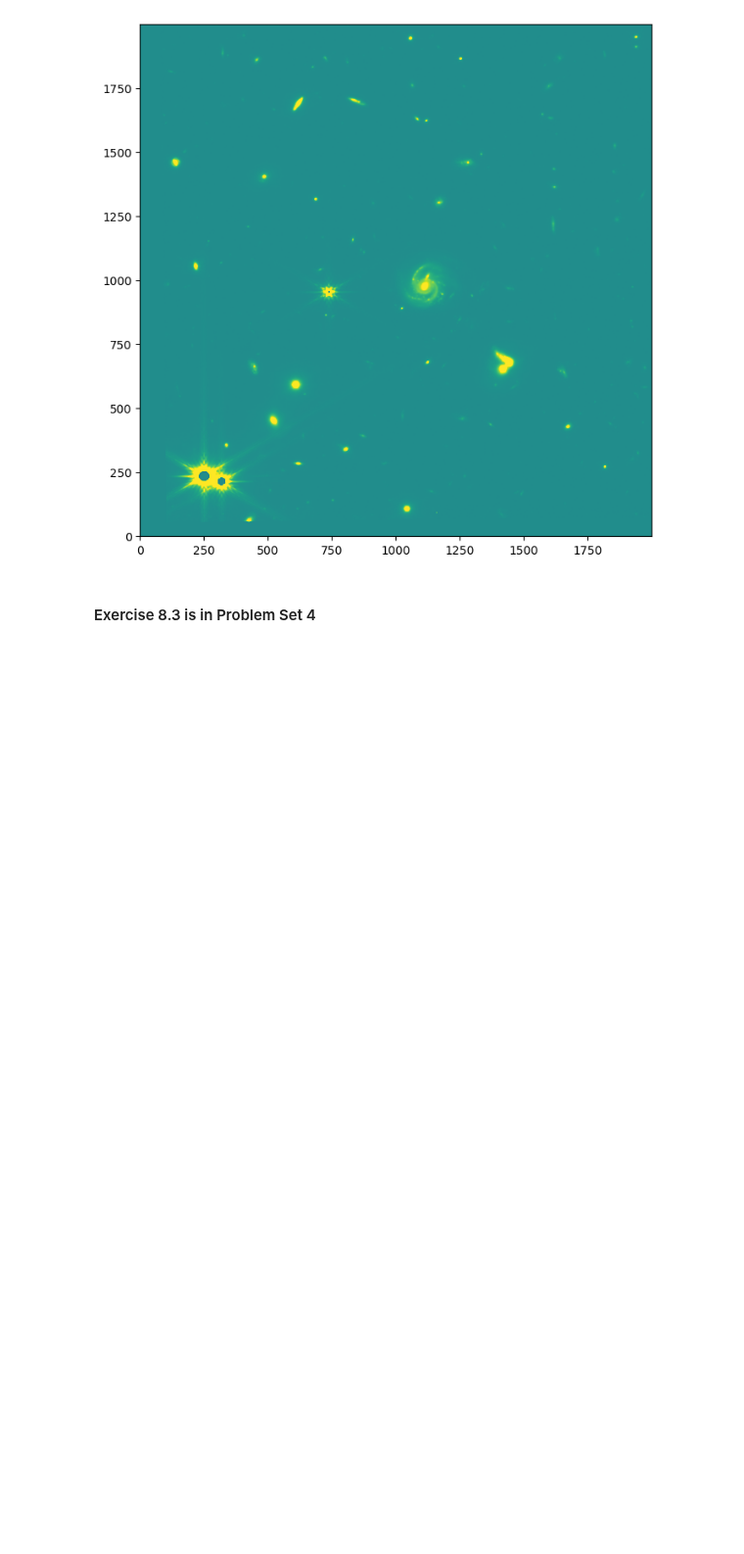
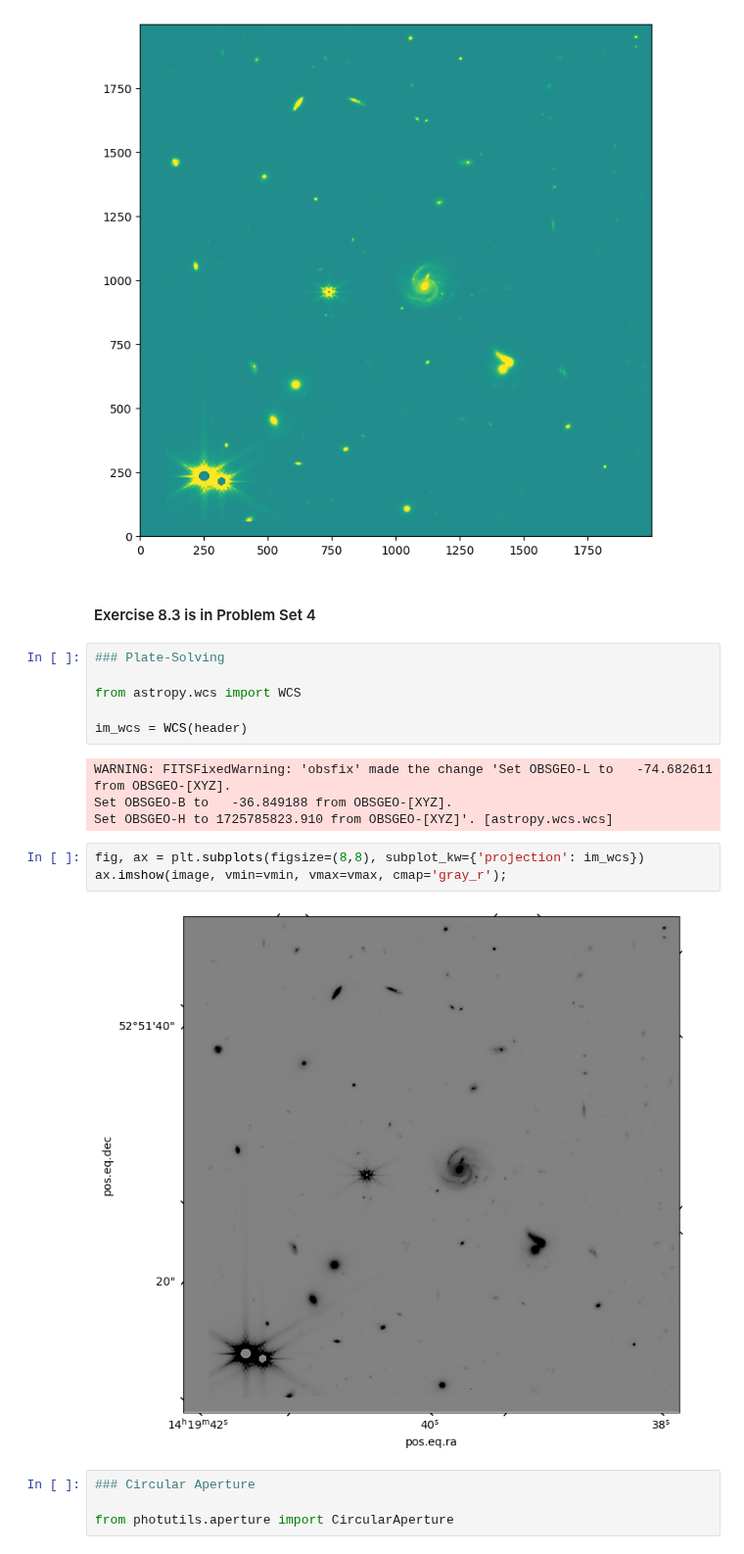
Before and after one commit to hexijin/scientific-data-analysis, a Jupyter notebook: pasha/c08/c08s07.ipynb, the cells around one changed output. Shown at 98% size. Saved outputs shown, nothing was run; the diff lists cells and outputs as text; blank space fills up the shorter version.

```diff
--- a/pasha/c08/c08s07.ipynb
+++ b/pasha/c08/c08s07.ipynb
@@ -20,3 +20,22 @@ ax.imshow(image, vmin=vmin, vmax=vmax, origin='lower');
 [figure]
 # %% [markdown]
 #### Exercise 8.3 is in Problem Set 4
+# %%
+### Plate-Solving
+
+from astropy.wcs import WCS
+
+im_wcs = WCS(header)
+# %% [output]
+WARNING: FITSFixedWarning: 'obsfix' made the change 'Set OBSGEO-L to   -74.682611 from OBSGEO-[XYZ].
+Set OBSGEO-B to   -36.849188 from OBSGEO-[XYZ].
+Set OBSGEO-H to 1725785823.910 from OBSGEO-[XYZ]'. [astropy.wcs.wcs]
+# %%
+fig, ax = plt.subplots(figsize=(8,8), subplot_kw={'projection': im_wcs})
+ax.imshow(image, vmin=vmin, vmax=vmax, cmap='gray_r');
+# %% [output]
+[figure, added]
+# %%
+### Circular Aperture
+
+from photutils.aperture import CircularAperture
```
Also changed, not shown: 2 other files.
